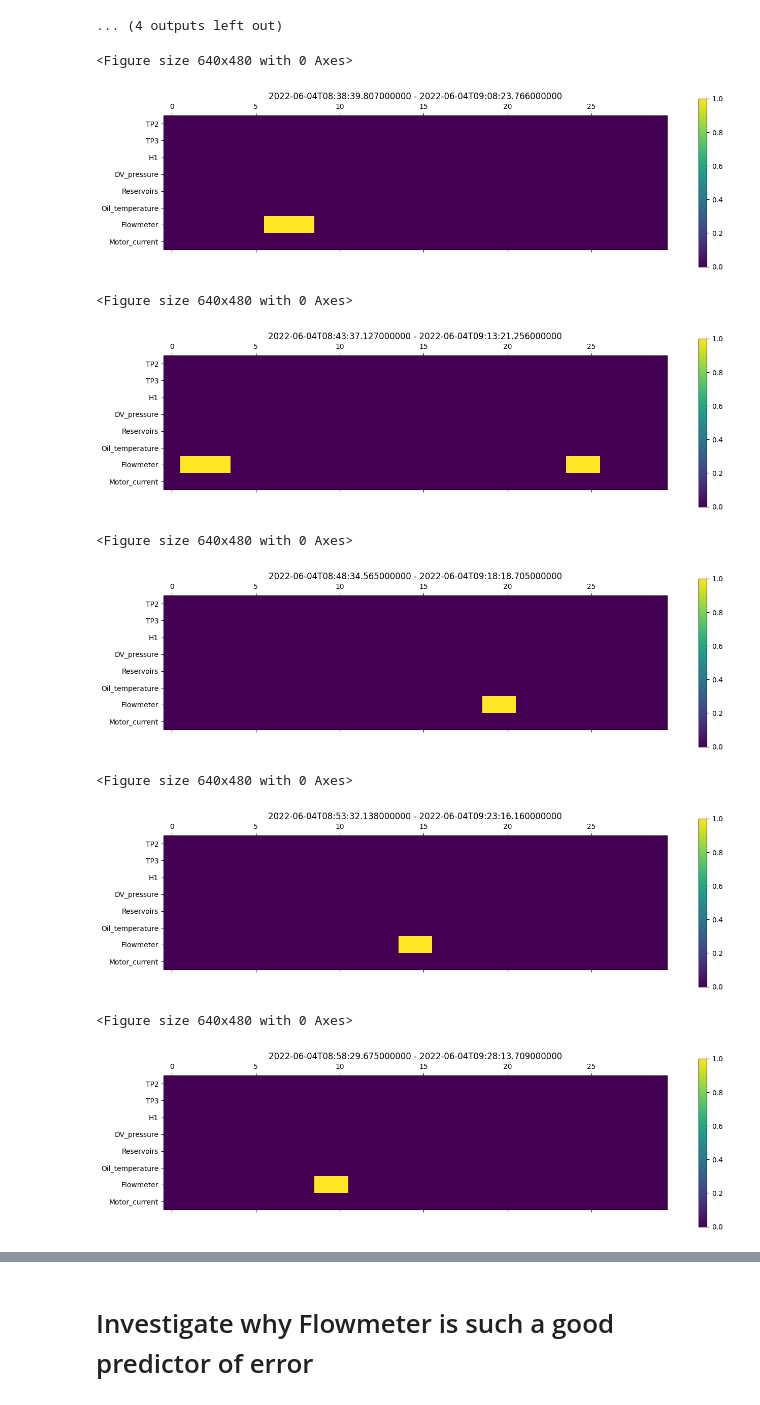
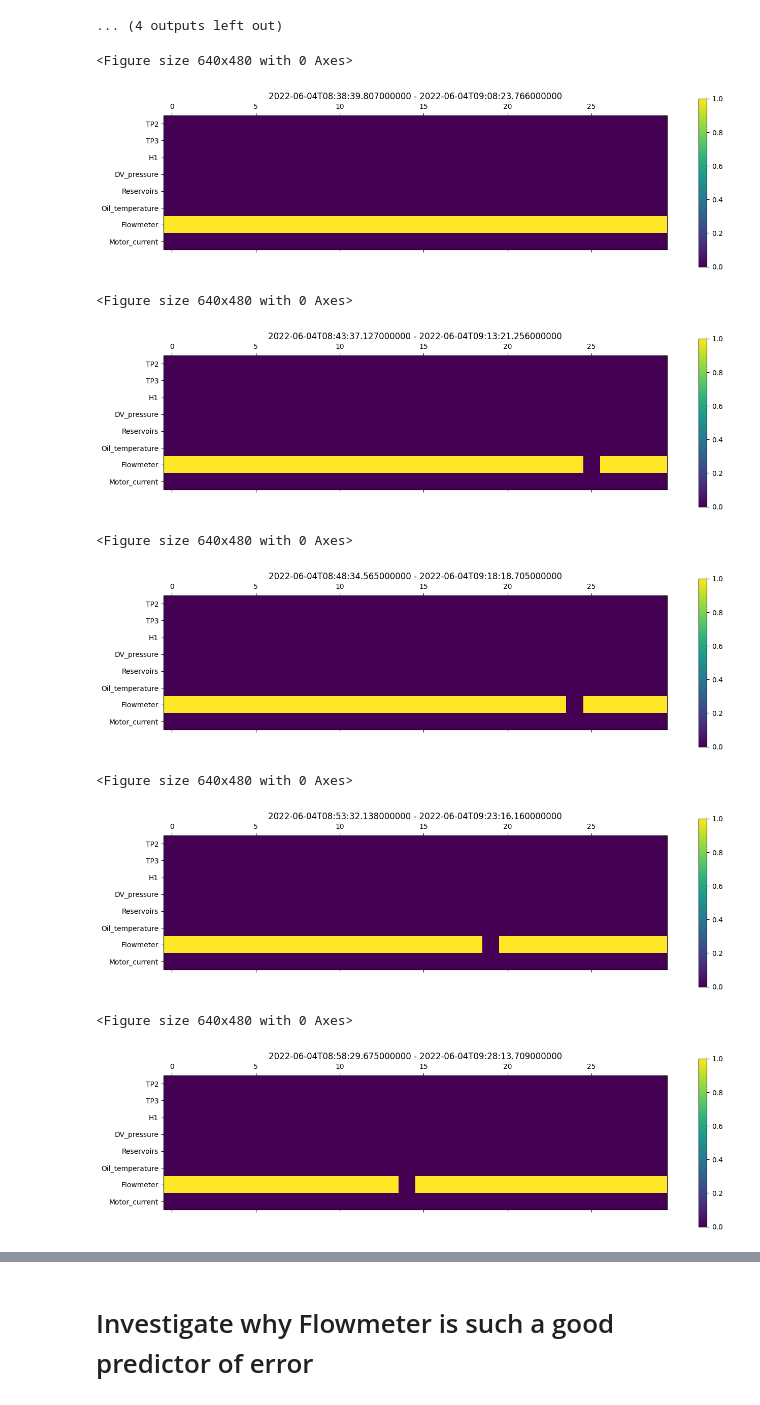
Before and after one commit to MatthiasJakobs/metro-xai, a Jupyter notebook: poc.ipynb, the cells around one changed output, grey strips where cells are left out. Cells and saved outputs as stored; diff of their text form; code cells hidden in the pictures.

```diff
--- a/poc.ipynb
+++ b/poc.ipynb
@@ -49,7 +51,7 @@ for i in range(len(test_indices_to_check)):
 # %%
 def find_connected_components(E, theta=None, return_2d=True):
     if theta is None:
-        theta = E.max() * 0.1
+        theta = E.max() * 0.75
 
     C = E.shape[0]
     T = E.shape[1]
@@ -75,41 +77,41 @@ def find_connected_components(E, theta=None, return_2d=True):
     components = []
     for i in range(n_components):
         elements = (labels == i).sum()
         if elements > 1:
             components.append(np.where(labels==i)[0])
 
     components_2d = []
     for component in components:
         y = component // T
         x = component % T
         components_2d.append(np.array(list(zip(x, y))))
     if return_2d:
         return components_2d
     return components
 
 for i in range(len(test_indices_to_check)):
     index = test_indices_to_check[i]
     test_range = test_chunk_dates[index]
     E = error_summary[i].T
-    components_2d = find_connected_components(E, theta=0.01)
+    components_2d = find_connected_components(E, theta=0.02)
     mask = np.zeros_like(E)
     for component in components_2d:
         mask[component[:, 1], component[:, 0]] = 1
 
     plt.figure()
     plt.matshow(mask, vmin=0, vmax=1)
     plt.yticks(ticks=np.arange(len(channel_names)), labels=channel_names)
     plt.colorbar()
     plt.title(f'{test_range[0]} - {test_range[1]}')
 # %% [output]
 <Figure size 640x480 with 0 Axes>
-[figure, old version]
+[figure, new version]
 <Figure size 640x480 with 0 Axes>
-[figure, old version]
+[figure, new version]
 <Figure size 640x480 with 0 Axes>
-[figure, old version]
+[figure, new version]
 <Figure size 640x480 with 0 Axes>
-[figure, old version]
+[figure, new version]
 <Figure size 640x480 with 0 Axes>
-[figure, old version]
+[figure, new version]
 <Figure size 640x480 with 0 Axes>
```
Also changed, not shown: parts of 5 cells of this notebook, 2 other files.
